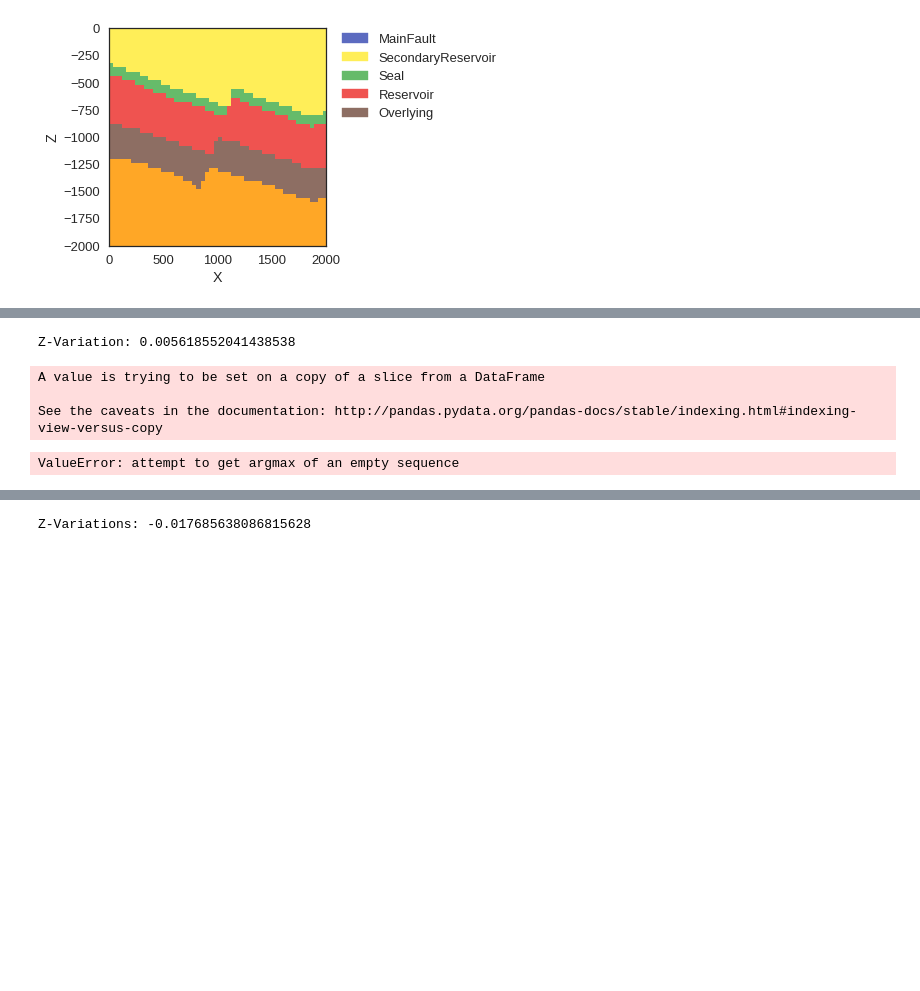
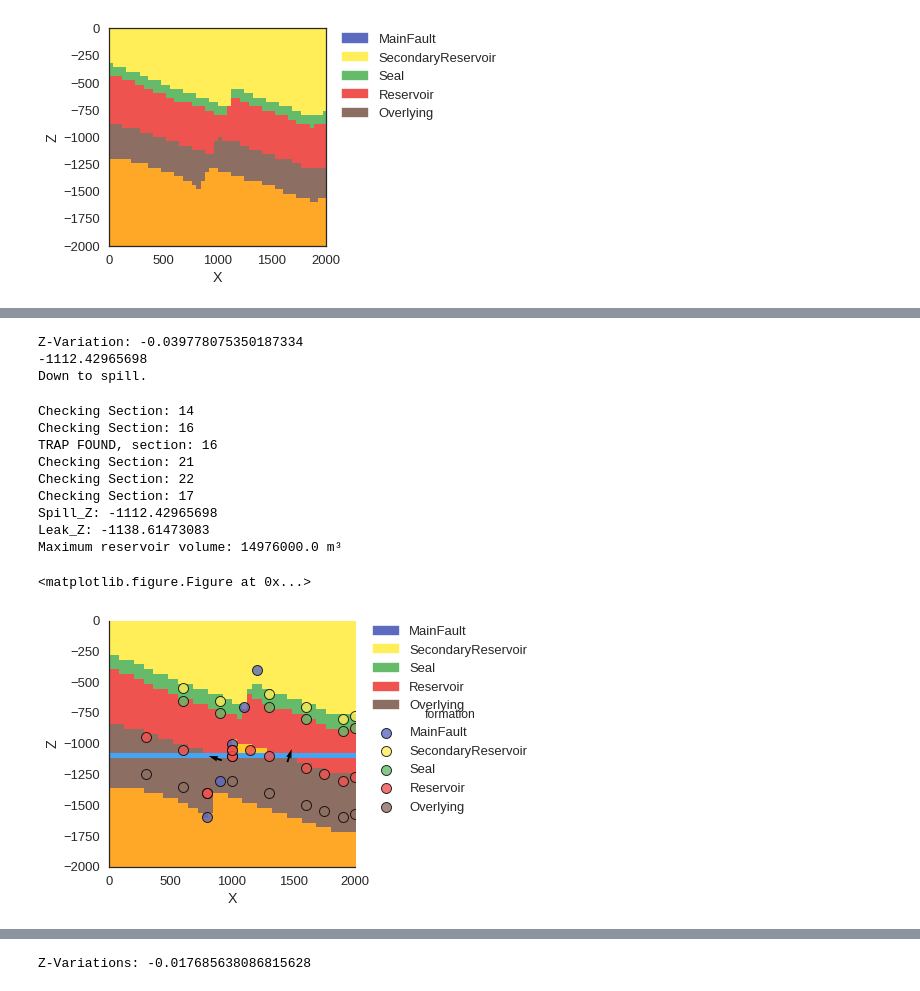
Before and after one commit to nre-aachen/Theses, a Jupyter notebook: Risk analysis/Notebooks/3D uncertainty.ipynb, the cells around one changed output, grey strips where cells are left out. Drawn from its saved outputs; the diff is of its cells as text; code cells hidden in the pictures; blank space fills up the shorter version.

```diff
--- a/Risk analysis/Notebooks/3D uncertainty.ipynb
+++ b/Risk analysis/Notebooks/3D uncertainty.ipynb
@@ -74,5 +74,4 @@ Device:  cpu
 Precision:  float32
 # %%
 # COMPUTATION OF THE MODEL
-sol, pot = gp.compute_model(interp_data, get_potential_at_interfaces=True)
-sol.shape
+lith_sol, fault_sol = gp.compute_model(interp_data)
@@ -426,39 +419,47 @@ z_over_top = pymc.Normal('z_unc_over', 0, 1./0.0008)
 # %%
 @pymc.deterministic
 def gempy_model(value=0, z_res_top = z_res_top):
 
     new_z = res_z + z_res_top
     print('Z-Variation:', z_res_top)
     #print('new', new_z)
     #print(res_z)
     interp_data.geo_data_res.interfaces['Z'][interp_data.geo_data_res.interfaces['formation'] == 'Reservoir'] = new_z
 
-    sol, pot = gp.compute_model(interp_data, get_potential_at_interfaces=True)
-    lith_block = sol[0, 0,:]
-    fault_block = sol[0, 2,:]
-    res_surf, res_surf_simp = gp.get_surfaces(potential_block=sol[0, 1,:],
-                                          interp_data = interp_data, n_formation =
-                                              (interp_data.get_formation_number()['Reservoir'])
-                                              , original_scale=False)
+    lith_sol, fault_sol = gp.compute_model(interp_data, get_potential_at_interfaces=False)
+    lith_block = lith_sol[0,0]
+    fault_block = fault_sol[0,0]
+    res_surf, res_surf_simp = gp.get_surfaces(
+                                          interp_data = interp_data, potential_lith=lith_sol[0,1],
+        potential_fault=fault_sol[0,1], n_formation =  (interp_data.get_formation_number()['Reservoir']))
 
-    max_vol, sol[0, 0,:], bottom, trap = max_trap_vol(lith_block, fault_block, res_surf)
+    max_vol, lith_sol[0,0], bottom, trap = max_trap_vol(lith_block, fault_block, res_surf)
 
     print("Maximum reservoir volume: %s m³" % max_vol)
-    gp.plot_section(geo_data, sol[0, 0,:], 25, plot_data =1)
+    gp.plot_section(geo_data, lith_sol[0,0], 25, plot_data =1)
 
     #gp.plot_section(geo_data, sol[0, 0,:], 23
     #                , plot_data=1, direction='x')
 
     #gp.plot_surfaces_3D(geo_data, [res_surf],
     #                [res_surf_simp],
     #                ['Reservoir'], [3])
-    return sol
+    return lith_sol, fault_sol
 # %% [output]
-Z-Variation: 0.005618552041438538
+Z-Variation: -0.039778075350187334
+-1112.42965698
+Down to spill.
-A value is trying to be set on a copy of a slice from a DataFrame
-
-See the caveats in the documentation: http://pandas.pydata.org/pandas-docs/stable/indexing.html#indexing-view-versus-copy
+Checking Section: 14
+Checking Section: 16
+TRAP FOUND, section: 16
+Checking Section: 21
+Checking Section: 22
+Checking Section: 17
+Spill_Z: -1112.42965698
+Leak_Z: -1138.61473083
+Maximum reservoir volume: 14976000.0 m³
-ValueError: attempt to get argmax of an empty sequence
+<matplotlib.figure.Figure at 0x...>
+[figure, added]
 # %%
 iterations = 5
 # %%
```
Also changed, not shown: parts of 14 cells of this notebook, 2 other files.
